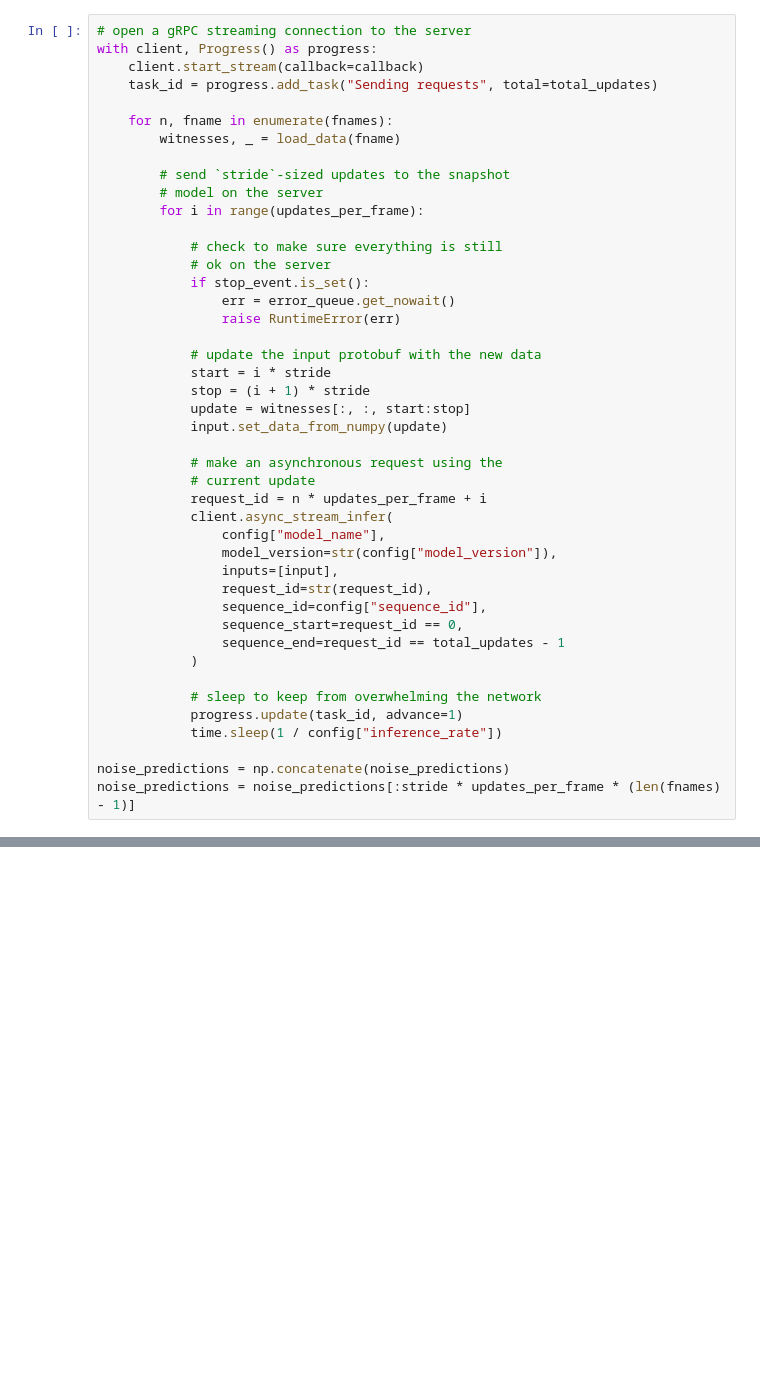
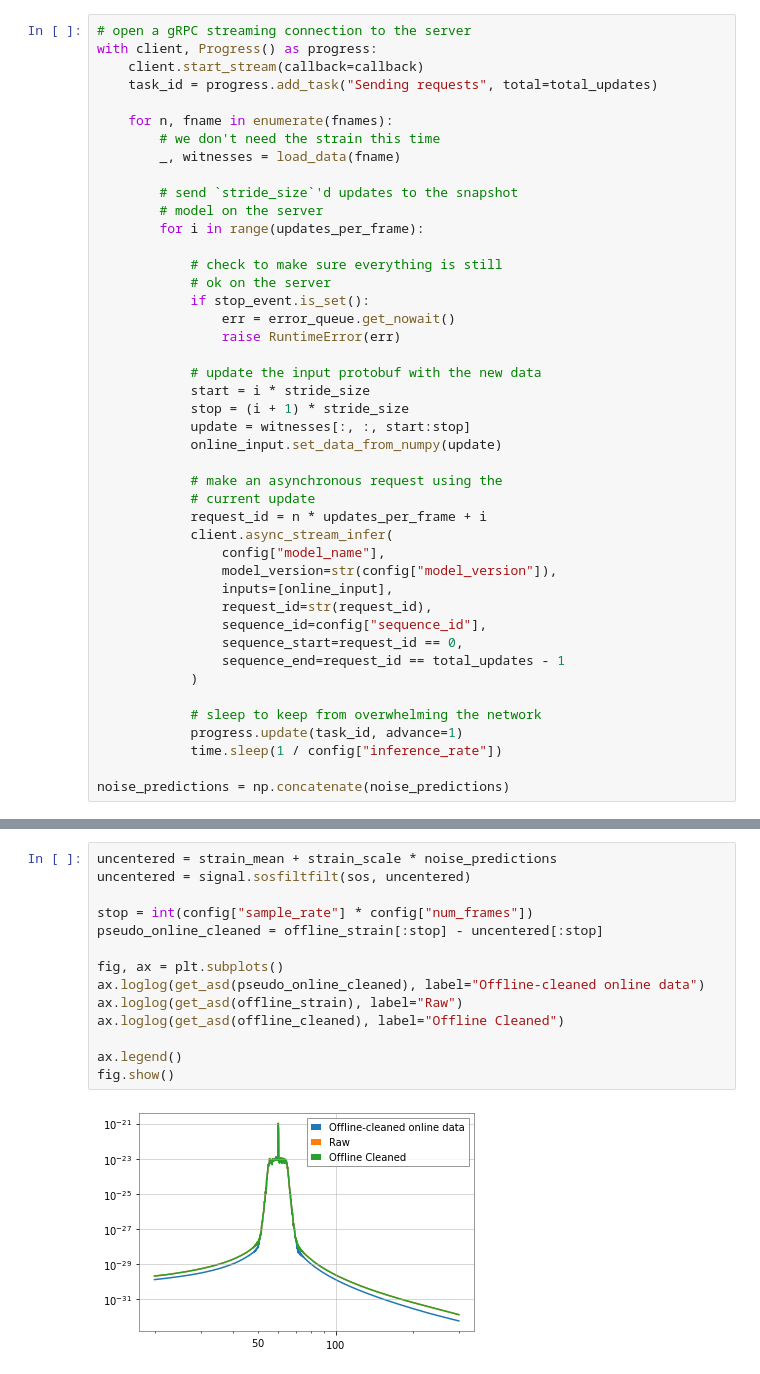
Before and after one commit to fastmachinelearning/gw-iaas, a Jupyter notebook: projects/deepclean-production/end-to-end.ipynb, the cells around one changed output, grey strips where cells are left out. Drawn from its saved outputs; the diff is of its cells as text; blank space fills up the shorter version.

```diff
--- a/projects/deepclean-production/end-to-end.ipynb
+++ b/projects/deepclean-production/end-to-end.ipynb
@@ -251,9 +332,10 @@ with client, Progress() as progress:
     task_id = progress.add_task("Sending requests", total=total_updates)
 
     for n, fname in enumerate(fnames):
-        witnesses, _ = load_data(fname)
+        # we don't need the strain this time
+        _, witnesses = load_data(fname)
 
-        # send `stride`-sized updates to the snapshot
+        # send `stride_size`'d updates to the snapshot
         # model on the server
         for i in range(updates_per_frame):
 
@@ -264,10 +346,10 @@ with client, Progress() as progress:
                 raise RuntimeError(err)
 
             # update the input protobuf with the new data
-            start = i * stride
-            stop = (i + 1) * stride
+            start = i * stride_size
+            stop = (i + 1) * stride_size
             update = witnesses[:, :, start:stop]
-            input.set_data_from_numpy(update)
+            online_input.set_data_from_numpy(update)
 
             # make an asynchronous request using the
             # current update
@@ -275,7 +357,7 @@ with client, Progress() as progress:
             client.async_stream_infer(
                 config["model_name"],
                 model_version=str(config["model_version"]),
-                inputs=[input],
+                inputs=[online_input],
                 request_id=str(request_id),
                 sequence_id=config["sequence_id"],
                 sequence_start=request_id == 0,
@@ -287,7 +369,6 @@ with client, Progress() as progress:
             time.sleep(1 / config["inference_rate"])
 
 noise_predictions = np.concatenate(noise_predictions)
-noise_predictions = noise_predictions[:stride * updates_per_frame * (len(fnames) - 1)]
 # %% [output]
 [interactive output not drawn]
 Sending requests ━━━━━━━━━━━━━━━━━━━━━━━━━━━━━━━━━━━━━━━━ 100% 0:00:00
@@ -317,0 +420,16 @@ fig.show()
+# %%
+uncentered = strain_mean + strain_scale * noise_predictions
+uncentered = signal.sosfiltfilt(sos, uncentered)
+
+stop = int(config["sample_rate"] * config["num_frames"])
+pseudo_online_cleaned = offline_strain[:stop] - uncentered[:stop]
+
+fig, ax = plt.subplots()
+ax.loglog(get_asd(pseudo_online_cleaned), label="Offline-cleaned online data")
+ax.loglog(get_asd(offline_strain), label="Raw")
+ax.loglog(get_asd(offline_cleaned), label="Offline Cleaned")
+
+ax.legend()
+fig.show()
+# %% [output]
+[figure, added]
```
Also changed, not shown: parts of 31 cells of this notebook, 4 other files.
